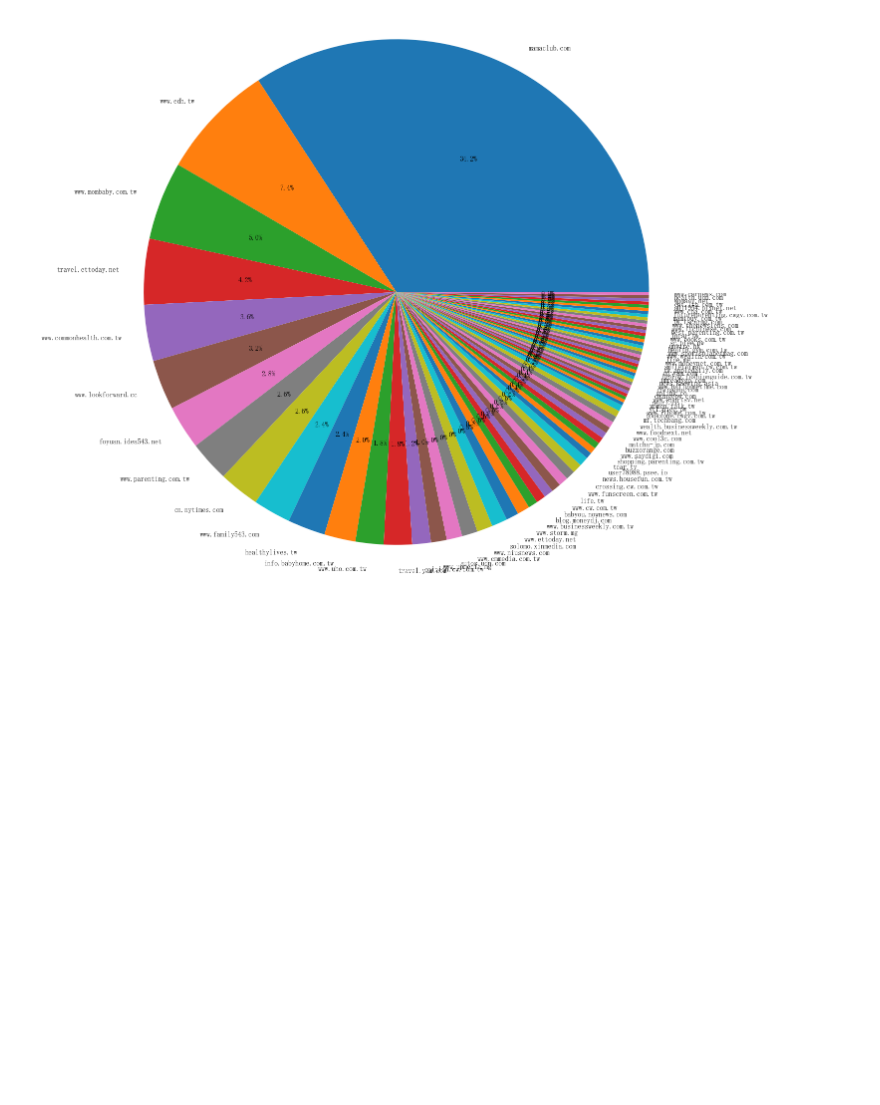
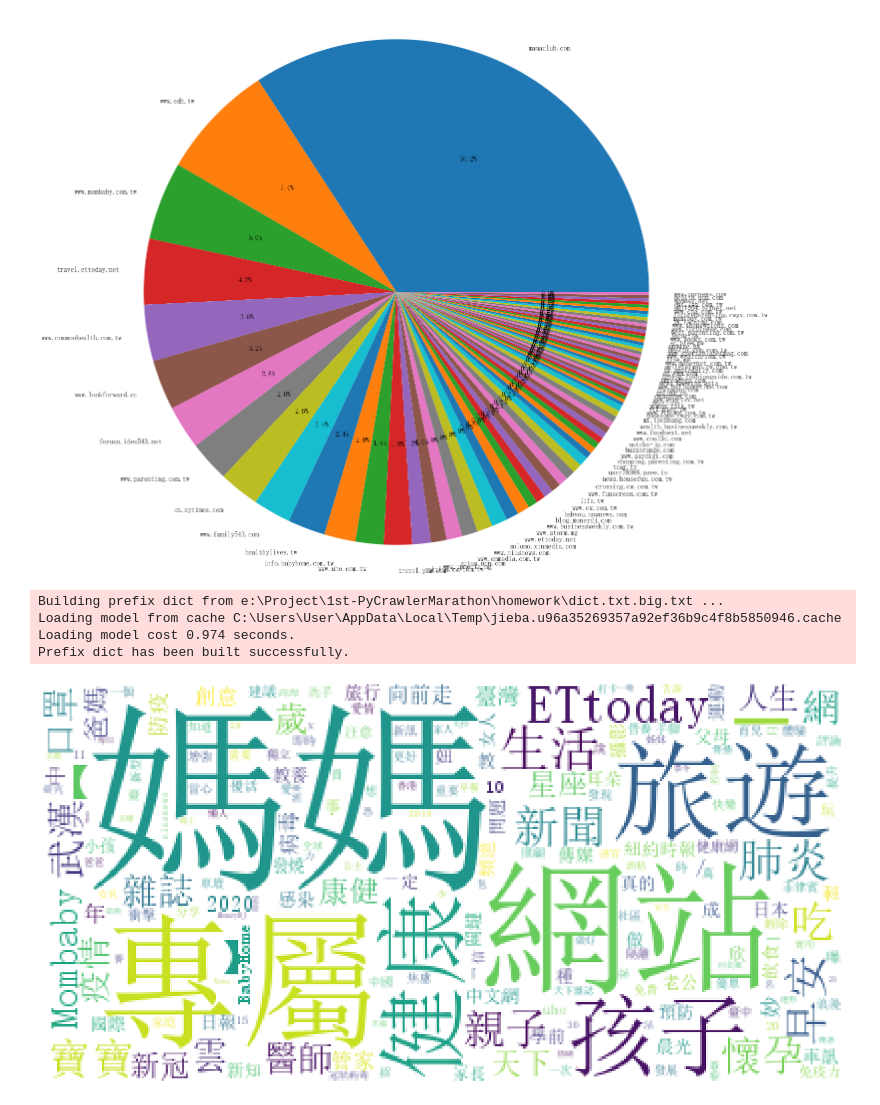
Before and after one commit to Vincent105/1st-PyCrawlerMarathon, a Jupyter notebook: homework/Day38-40.ipynb, the cells around one changed output. Cells and saved outputs as stored; diff of their text form; code cells hidden in the pictures; blank space fills up the shorter version.

```diff
--- a/homework/Day38-40.ipynb
+++ b/homework/Day38-40.ipynb
@@ -131,3 +131,49 @@ plt.axis('equal')
 plt.show()
 # %% [output]
 [figure]
+# %%
+import jieba
+from collections import Counter
+from PIL import Image
+import wordcloud
+
+#設定辭庫與停用詞庫及預設字型
+jieba.set_dictionary('dict.txt.big.txt')
+jieba.load_userdict('stop_word.txt')
+font = "C:\\Windows\\Fonts\\simsun.ttc"
+
+#載入停用詞
+with open('stop_word.txt','r',encoding='utf-8-sig') as file:
+    stops = file.read().split('\n')
+
+# 處理新聞標題作為分析語料
+title_scource = frame['title'].values.tolist()
+term =''
+final_words = []
+
+for i in title_scource:
+    term +=i
+
+breakword = jieba.cut(term,cut_all=False)
+
+for word in breakword:
+    if word not in stops:
+        final_words.append(word)
+
+terms_counter = dict(Counter(final_words))
+
+# 產生文字雲
+
+wordclouds = wordcloud.WordCloud(background_color="white",font_path = font)
+wordclouds.generate_from_frequencies(terms_counter)
+
+plt.figure(figsize=(30,30))
+plt.imshow(wordclouds)
+plt.axis("off")
+plt.show()
+# %% [output]
+Building prefix dict from e:\Project\1st-PyCrawlerMarathon\homework\dict.txt.big.txt ...
+Loading model from cache C:\Users\User\AppData\Local\Temp\jieba.u96a35269357a92ef36b9c4f8b5850946.cache
+Loading model cost 0.974 seconds.
+Prefix dict has been built successfully.
+[figure, added]
```
Also changed, not shown: 3 other files.
